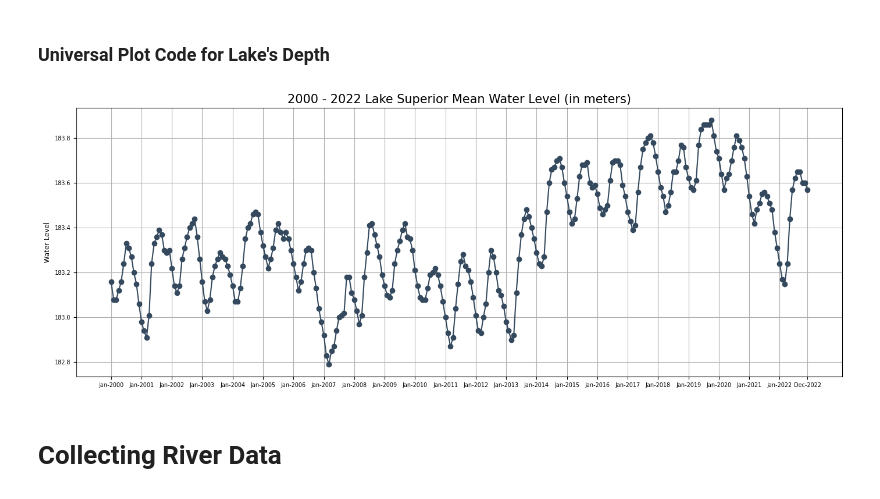
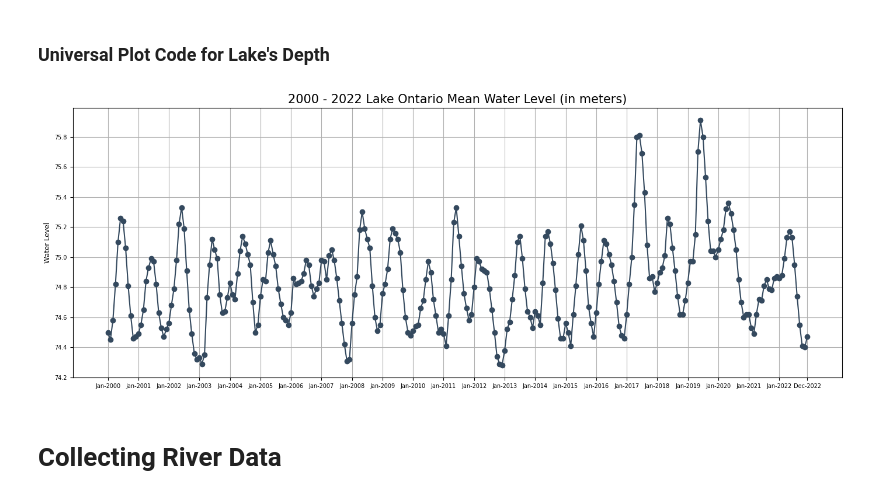
Before and after one commit to healeyq3/MCM2024, a Jupyter notebook: Data-Processing/lake_data_v1.ipynb, the cells around one changed output. Drawn from its saved outputs; the diff is of its cells as text; code cells hidden in the pictures.

```diff
--- a/Data-Processing/lake_data_v1.ipynb
+++ b/Data-Processing/lake_data_v1.ipynb
@@ -183,26 +183,26 @@ ontarioDepth = o_melted[['Time', 'Value']].reset_index(drop=True)
 # %%
 # Input the name of a lake and the corresponding data frame from the code above
 ## Lake Names: Lake Superior, Lakes Mchigan & Huron, Lake Erie, Lake Ontario
 ## Data Frames: superiorDepth, michiganHuronDepth, erieDepth, ontarioDepth
-lakeName = 'Lake Superior'
-lakeDataFrame = superiorDepth
+lakeName = 'Lake Ontario'
+lakeDataFrame = ontarioDepth
 
 # Plotting data for the selected lake
 plt.figure(figsize=(17, 6))
 plt.plot(lakeDataFrame['Time'], lakeDataFrame['Value'], marker='o', linestyle='-', color='#34495E')
 plt.title(f'2000 - 2022 {lakeName} Mean Water Level (in meters)', fontsize=15)
 
 plt.ylabel('Water Level', fontsize=8.5)
 
 plt.xticks(list(range(0, len(lakeDataFrame['Time']), 12)) + [len(lakeDataFrame['Time']) - 1])
 plt.tick_params(axis='x', labelsize=7)
 plt.tick_params(axis='y', labelsize=7)
 
 plt.grid(True)
 plt.savefig(f"{lakeName}_water_level.png", dpi=400)
 plt.show()
 # %% [output]
-[figure, old version]
+[figure, new version]
 # %% [markdown]
 # Collecting River Data
 # %%
```
Also changed, not shown: parts of 2 cells of this notebook, 6 other files.
